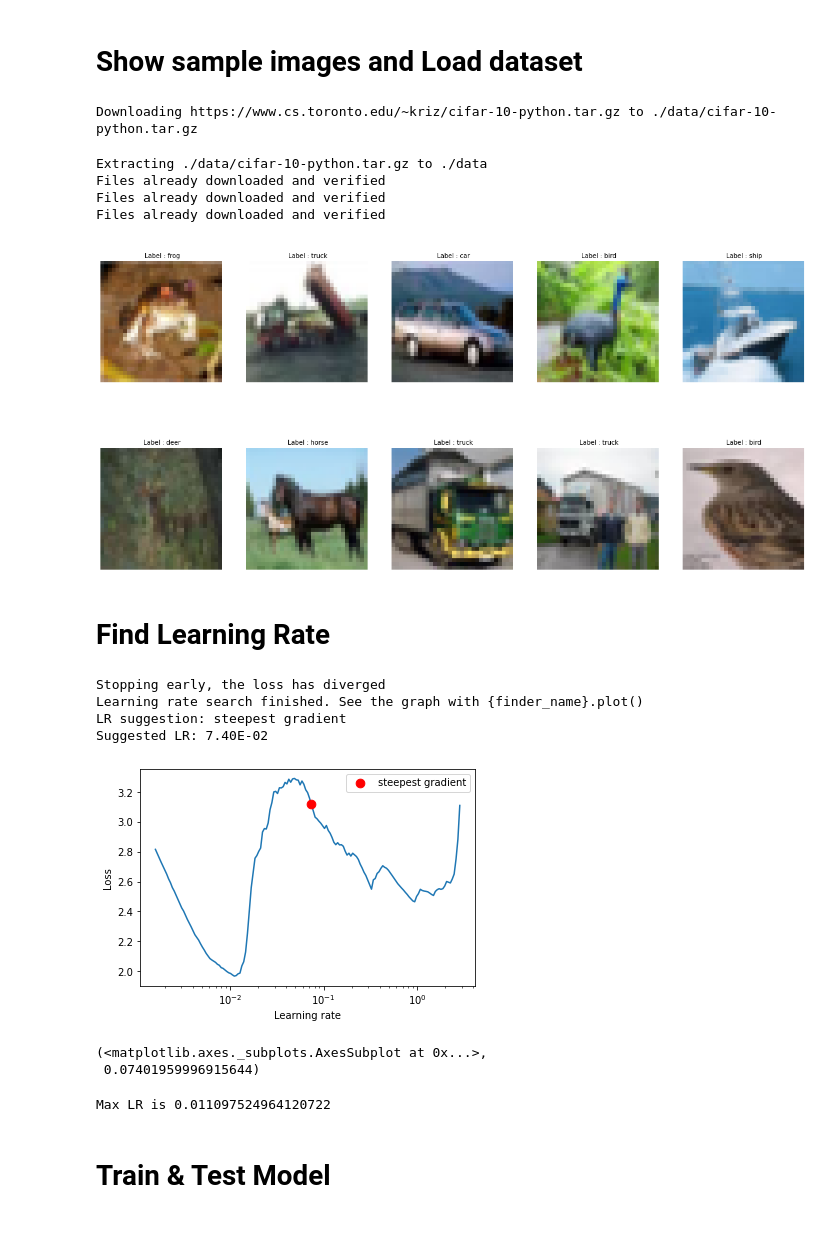
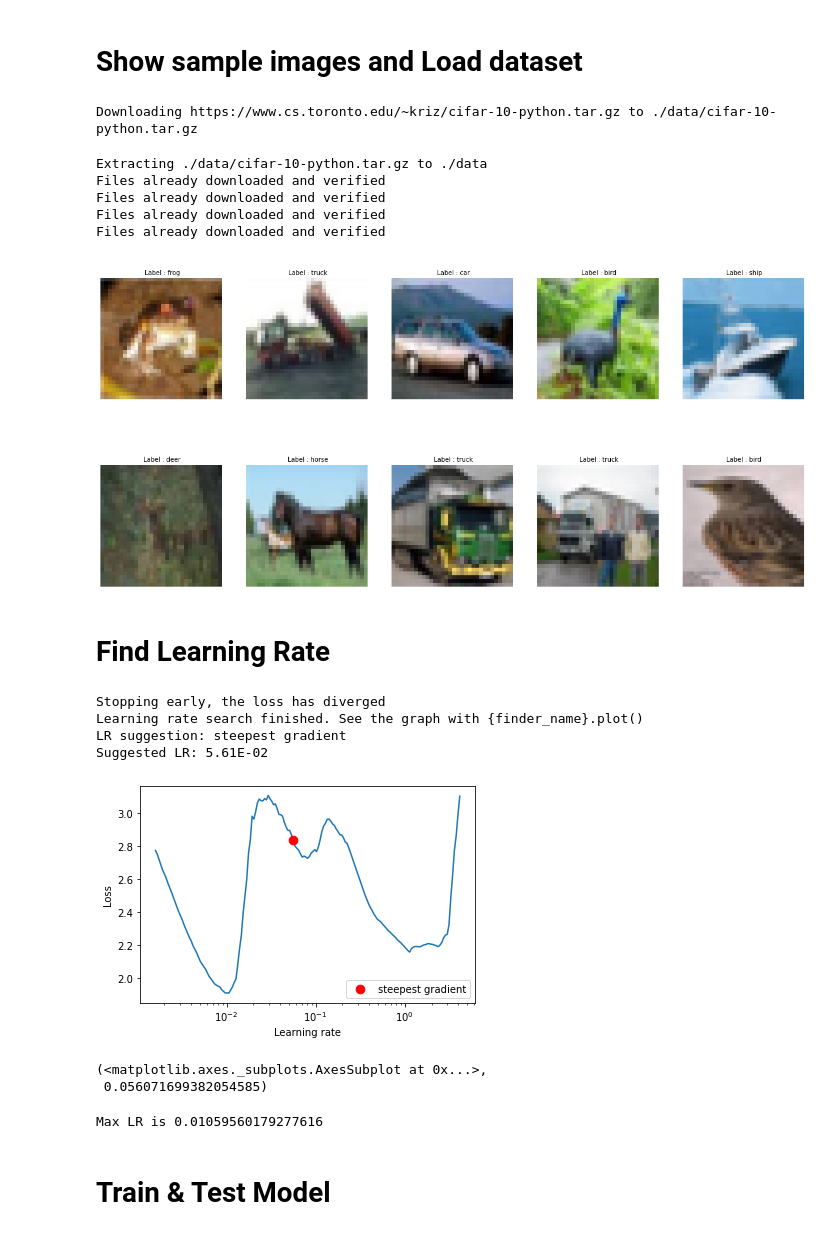
Before and after one commit to MPGarg/Assignment-8, a Jupyter notebook: EVA8_Assigment_8.ipynb, the cells around one changed output. Cells and saved outputs as stored; diff of their text form; code cells hidden in the pictures.

```diff
--- a/EVA8_Assigment_8.ipynb
+++ b/EVA8_Assigment_8.ipynb
@@ -89,39 +90,40 @@ Estimated Total Size (MB): 33.09
 # %% [markdown]
 # Show sample images and Load dataset
 # %%
-trainset_mod, trainloader_mod, testset_mod, testloader_mod,mean, std = process_dataset(visualize = 'X')
+trainset_mod, trainloader_mod, testset_mod, testloader_mod,mean, std,trainset_lr,trainloader_lr = process_dataset(visualize = 'X')
 # %% [output]
 Downloading https://www.cs.toronto.edu/~kriz/cifar-10-python.tar.gz to ./data/cifar-10-python.tar.gz
 Extracting ./data/cifar-10-python.tar.gz to ./data
 Files already downloaded and verified
 Files already downloaded and verified
 Files already downloaded and verified
+Files already downloaded and verified
 [figure]
 # %% [markdown]
 # Find Learning Rate
 # %%
 import copy
 model = Custom_ResNet(0.05).to(device)
 model_exp = copy.deepcopy(model)
-optimizer = torch.optim.SGD(model_exp.parameters(), lr=0.001, momentum=0.9,weight_decay=0.01)
+optimizer = torch.optim.SGD(model_exp.parameters(), lr=0.001, momentum=0.9,weight_decay=0.02)
 criterion = nn.CrossEntropyLoss()
 lr_finder = LRFinder(model_exp, optimizer, criterion, device=device)
-lr_finder.range_test(trainloader_mod, end_lr=10, num_iter=200)
+lr_finder.range_test(trainloader_lr, end_lr=10, num_iter=200)
 lr_finder.plot()
 # %% [output]
 Stopping early, the loss has diverged
 Learning rate search finished. See the graph with {finder_name}.plot()
 LR suggestion: steepest gradient
-Suggested LR: 7.40E-02
+Suggested LR: 5.61E-02
-[figure, old version]
+[figure, new version]
 (<matplotlib.axes._subplots.AxesSubplot at 0x...>,
- 0.07401959996915644)
+ 0.056071699382054585)
 # %%
 min_loss = min(lr_finder.history['loss'])
 ler_rate = lr_finder.history['lr'][np.argmin(lr_finder.history['loss'], axis=0)]
 print("Max LR is {}".format(ler_rate))
 # %% [output]
-Max LR is 0.011097524964120722
+Max LR is 0.01059560179277616
 # %% [markdown]
 # Train & Test Model
 # %%
```
Also changed, not shown: parts of 7 cells of this notebook.
